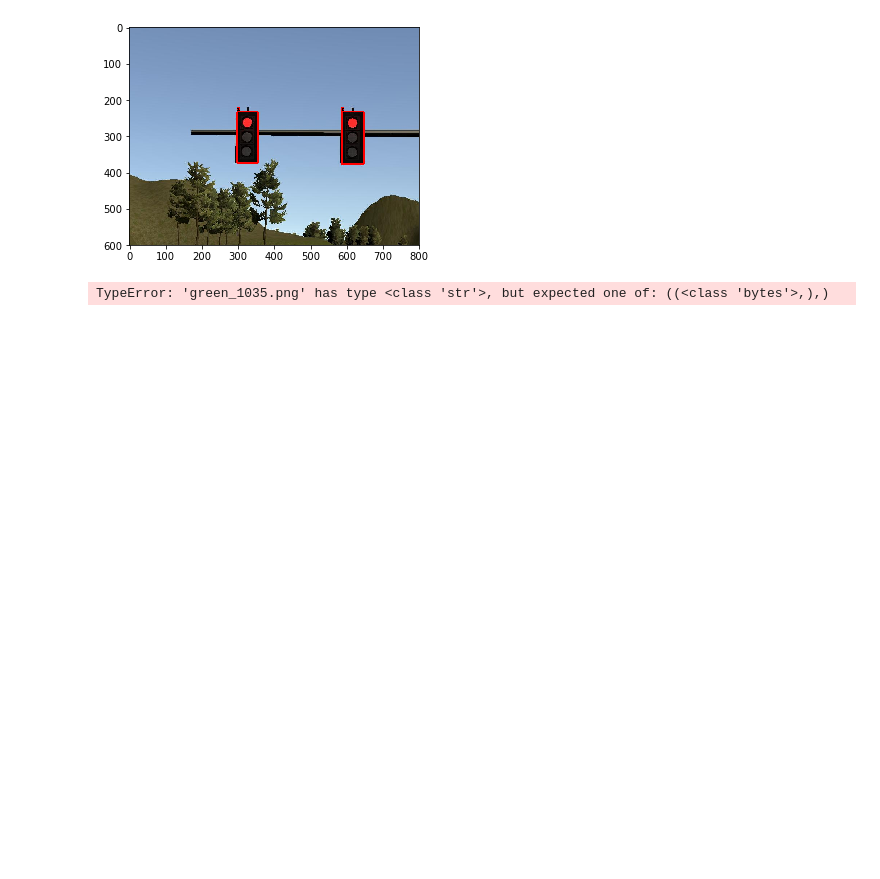
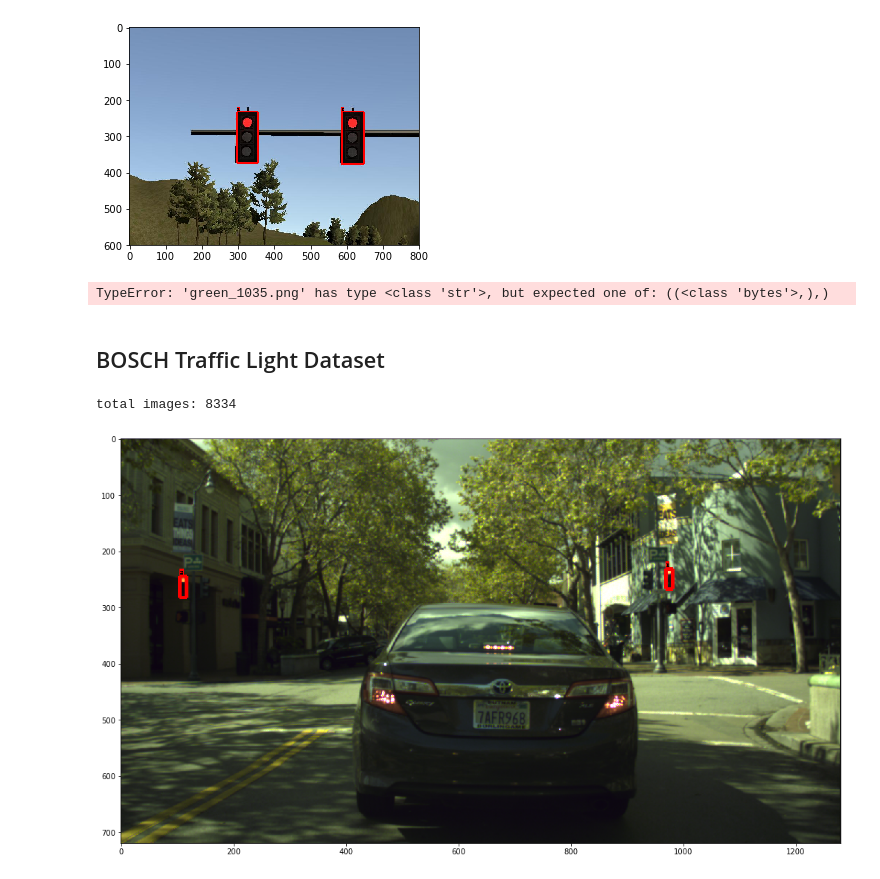
Before and after one commit to valleyceo/carnd-system-integration, a Jupyter notebook: train_classifier/data_processing.ipynb, the cells around one changed output. Saved outputs shown, nothing was run; the diff lists cells and outputs as text; code cells hidden in the pictures; blank space fills up the shorter version.

```diff
--- a/train_classifier/data_processing.ipynb
+++ b/train_classifier/data_processing.ipynb
@@ -115,6 +116,36 @@ def plot_annotation(IMG_PATH, XML_PATH):
     # plot image
     plt.imshow(img)
     plt.show()
+
+# plot annotations
+def plot_annotation_bosch(YAML_IMG):
+
+    img = Image.open(YAML_IMG['path'])
+    detected_objects = YAML_IMG['boxes']
+
+    # draw boxes
+    for i in range(len(detected_objects)):
+        # get detection info
+        c = detected_objects[i]['label']
+        color_idx = get_color_idx(c)
+
+        # get annotation bounds
+        xmin = int(detected_objects[i]['x_min'])
+        xmax = int(detected_objects[i]['x_max'])
+        ymin = int(detected_objects[i]['y_min'])
+        ymax = int(detected_objects[i]['y_max'])
+
+        # draw box on image
+        vis_util.draw_bounding_box_on_image(
+        img, ymin, xmin, ymax, xmax,
+        color=COLOR[color_idx], display_str_list=(str(i+1)),
+        thickness = 6,
+        use_normalized_coordinates = False)
+
+    # plot image
+    plt.figure(figsize=(20,10))
+    plt.imshow(img)
+    plt.show()
 # %% [markdown]
 ## Data Exploration
 # %%
@@ -249,3 +280,5 @@ for i in range(len(xml_list)):
 writer.close()
 # %% [output]
 TypeError: 'green_1035.png' has type <class 'str'>, but expected one of: ((<class 'bytes'>,),)
+# %% [markdown]
+## BOSCH Traffic Light Dataset
@@ -251,0 +325,14 @@ TypeError: 'green_1035.png' has type <class 'str'>, but expected one of: ((<clas
+# %%
+### Import dataset ###
+image_filtered = get_tl_labels(yaml_path)
+# %% [output]
+total images: 8334
+# %%
+### Plot ###
+# Pick an index
+test_img_idx = 6500
+
+# Plot
+plot_annotation_bosch(image_filtered[6500])
+# %% [output]
+[figure, added]
```
Also changed, not shown: parts of 2 cells of this notebook.
